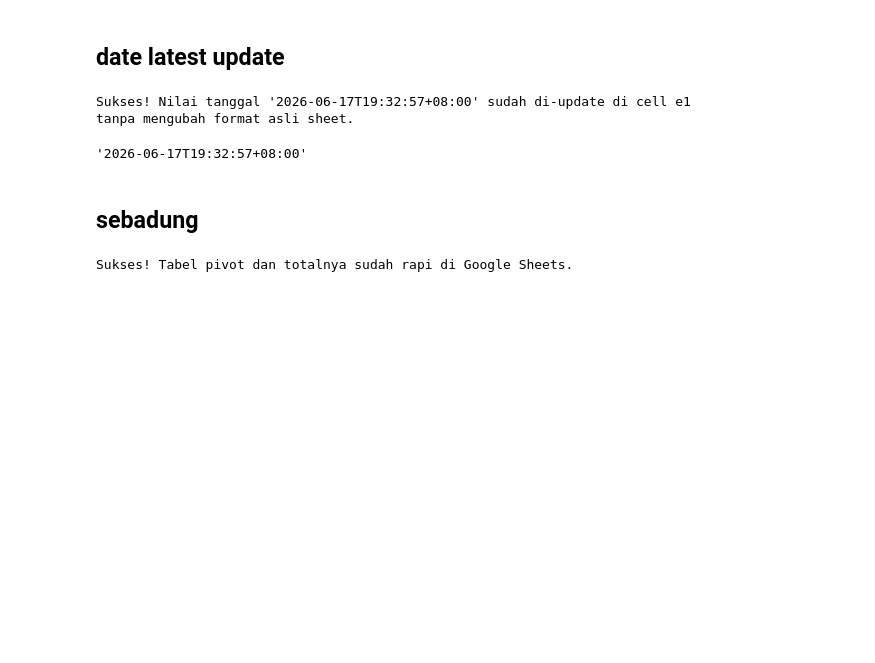
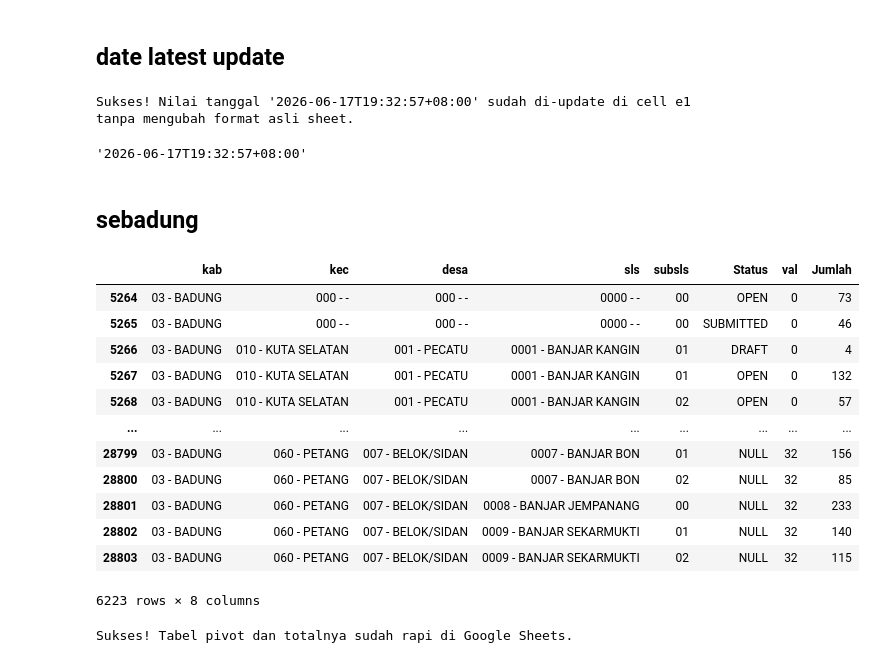
Before and after one commit to jey-neutron/auto-fasih-sm, a Jupyter notebook: appdev.ipynb, the cells around one changed output. Drawn from its saved outputs; the diff is of its cells as text; code cells hidden in the pictures; blank space fills up the shorter version.

```diff
--- a/appdev.ipynb
+++ b/appdev.ipynb
@@ -532,3 +533,19 @@ json_data = response.json()  # Mengambil respons dalam bentuk JSON
+# %%
+df_raw[df_raw['kab'] == "03 - BADUNG"]
+# %% [output]
+|  | kab | kec | desa | sls | subsls | Status | val | Jumlah |
+| 5264 | 03 - BADUNG | 000 - - | 000 - - | 0000 - - | 00 | OPEN | 0 | 73 |
+| 5265 | 03 - BADUNG | 000 - - | 000 - - | 0000 - - | 00 | SUBMITTED | 0 | 46 |
+| 5266 | 03 - BADUNG | 010 - KUTA SELATAN | 001 - PECATU | 0001 - BANJAR KANGIN | 01 | DRAFT | 0 | 4 |
+| 5267 | 03 - BADUNG | 010 - KUTA SELATAN | 001 - PECATU | 0001 - BANJAR KANGIN | 01 | OPEN | 0 | 132 |
+| 5268 | 03 - BADUNG | 010 - KUTA SELATAN | 001 - PECATU | 0001 - BANJAR KANGIN | 02 | OPEN | 0 | 57 |
+| ... | ... | ... | ... | ... | ... | ... | ... | ... |
+| 28799 | 03 - BADUNG | 060 - PETANG | 007 - BELOK/SIDAN | 0007 - BANJAR BON | 01 | NULL | 32 | 156 |
+| 28800 | 03 - BADUNG | 060 - PETANG | 007 - BELOK/SIDAN | 0007 - BANJAR BON | 02 | NULL | 32 | 85 |
+| 28801 | 03 - BADUNG | 060 - PETANG | 007 - BELOK/SIDAN | 0008 - BANJAR JEMPANANG | 00 | NULL | 32 | 233 |
+| 28802 | 03 - BADUNG | 060 - PETANG | 007 - BELOK/SIDAN | 0009 - BANJAR SEKARMUKTI | 01 | NULL | 32 | 140 |
+| 28803 | 03 - BADUNG | 060 - PETANG | 007 - BELOK/SIDAN | 0009 - BANJAR SEKARMUKTI | 02 | NULL | 32 | 115 |
+6223 rows × 8 columns
 # %%
 import gspread
 import requests
```
Also changed, not shown: parts of 5 cells of this notebook.
